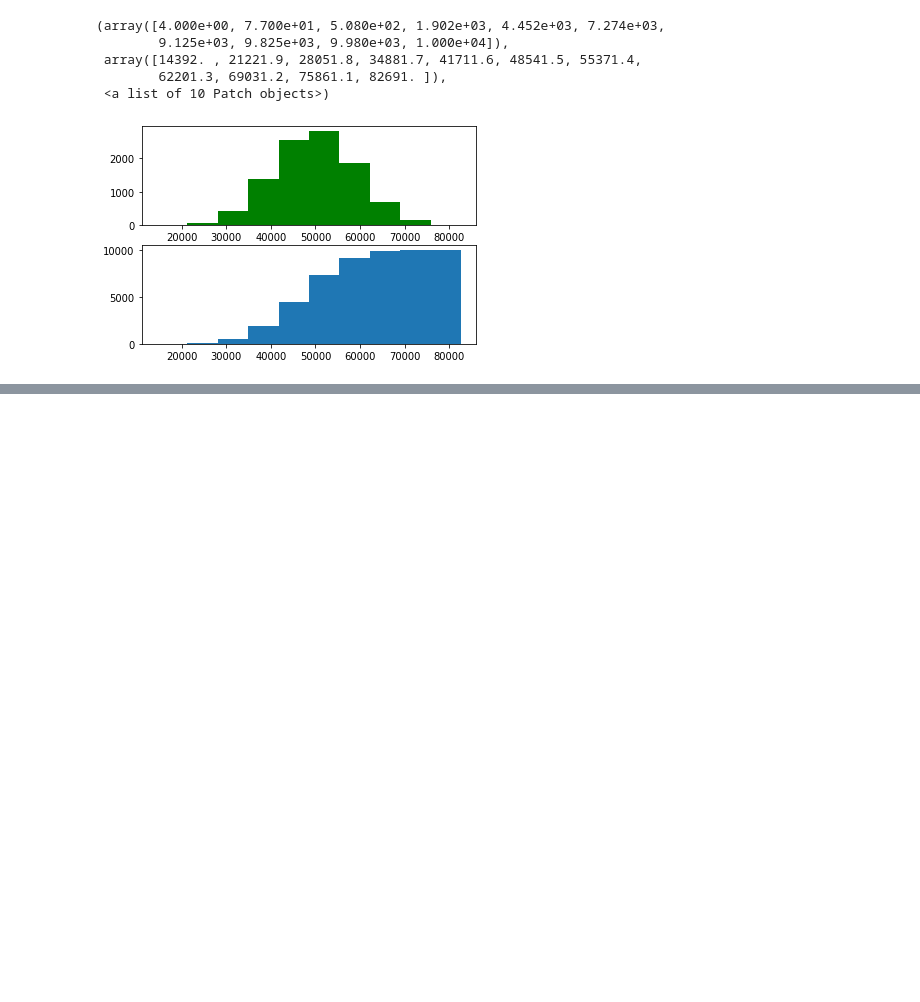
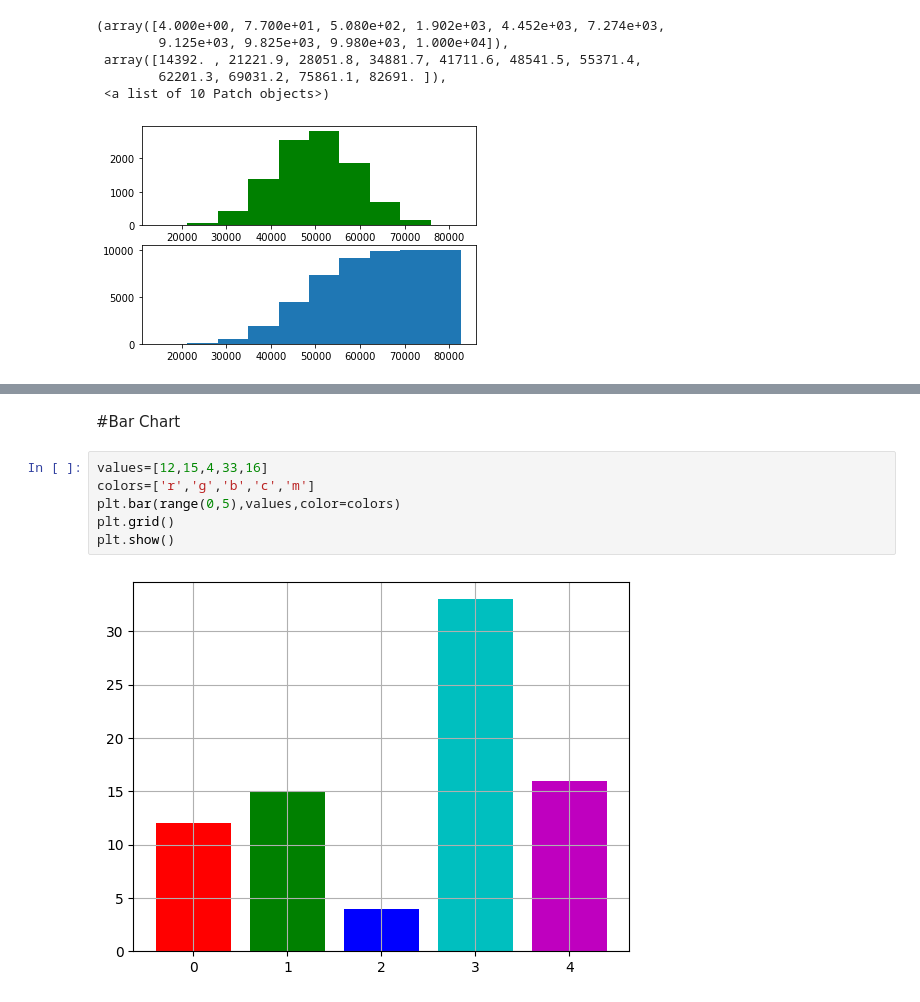
Before and after one commit to OnePassio/CE888, a Jupyter notebook: Research/Python_Matplotlib_Samples.ipynb, the cells around one changed output, grey strips where cells are left out. Saved outputs shown, nothing was run; the diff lists cells and outputs as text; blank space fills up the shorter version.

```diff
--- a/Research/Python_Matplotlib_Samples.ipynb
+++ b/Research/Python_Matplotlib_Samples.ipynb
@@ -131,0 +195,10 @@ plt.hist(x,cumulative=True)
+# %% [markdown]
+#Bar Chart
+# %%
+values=[12,15,4,33,16]
+colors=['r','g','b','c','m']
+plt.bar(range(0,5),values,color=colors)
+plt.grid()
+plt.show()
+# %% [output]
+[figure, added]
```
Also changed, not shown: parts of 10 cells of this notebook.
